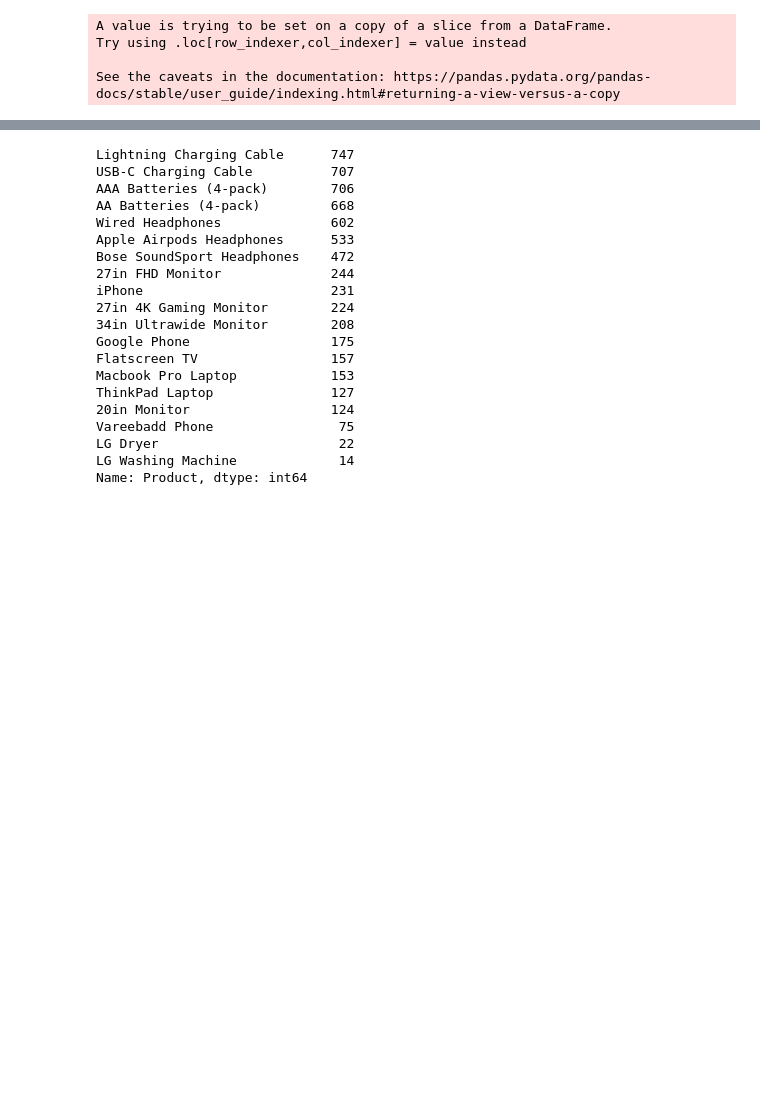
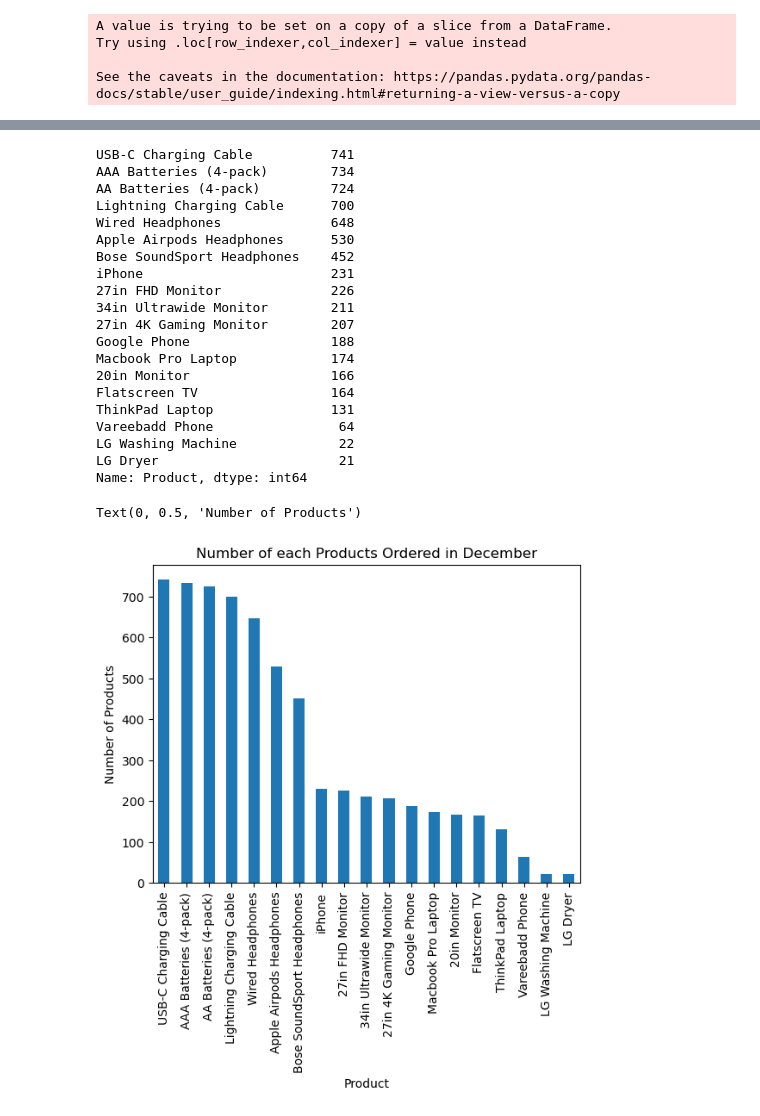
Before and after one commit to LettitiaM/Sales-Analysis, a Jupyter notebook: Sales.ipynb, the cells around one changed output, grey strips where cells are left out. Cells and saved outputs as stored; diff of their text form; code cells hidden in the pictures; blank space fills up the shorter version.

```diff
--- a/Sales.ipynb
+++ b/Sales.ipynb
@@ -312,27 +309,36 @@ Text(0, 0.5, 'Number of orderes')
 # %%
 #Ordered the most in December
-Most_Ord = Alimentation.loc[Alimentation['Month'] == 'December']
+Most_Ord = Sports.loc[Sports['Month'] == 'December']
 Product_ = Most_Ord['Product'].value_counts()
 
 Product_
 # %% [output]
-Lightning Charging Cable      747
-USB-C Charging Cable          707
-AAA Batteries (4-pack)        706
-AA Batteries (4-pack)         668
-Wired Headphones              602
-Apple Airpods Headphones      533
-Bose SoundSport Headphones    472
-27in FHD Monitor              244
+USB-C Charging Cable          741
+AAA Batteries (4-pack)        734
+AA Batteries (4-pack)         724
+Lightning Charging Cable      700
+Wired Headphones              648
+Apple Airpods Headphones      530
+Bose SoundSport Headphones    452
 iPhone                        231
-27in 4K Gaming Monitor        224
-34in Ultrawide Monitor        208
-Google Phone                  175
-Flatscreen TV                 157
-Macbook Pro Laptop            153
-ThinkPad Laptop               127
-20in Monitor                  124
-Vareebadd Phone                75
-LG Dryer                       22
-LG Washing Machine             14
+27in FHD Monitor              226
+34in Ultrawide Monitor        211
+27in 4K Gaming Monitor        207
+Google Phone                  188
+Macbook Pro Laptop            174
+20in Monitor                  166
+Flatscreen TV                 164
+ThinkPad Laptop               131
+Vareebadd Phone                64
+LG Washing Machine             22
+LG Dryer                       21
 Name: Product, dtype: int64
+# %%
+Product_.plot(kind="bar", title="Products Ordered in December")
+plt.xticks(rotation=90, horizontalalignment="center")
+plt.title("Number of each Products Ordered in December")
+plt.xlabel("Product")
+plt.ylabel("Number of Products")
+# %% [output]
+Text(0, 0.5, 'Number of Products')
+[figure, added]
```
Also changed, not shown: parts of 20 cells of this notebook.
